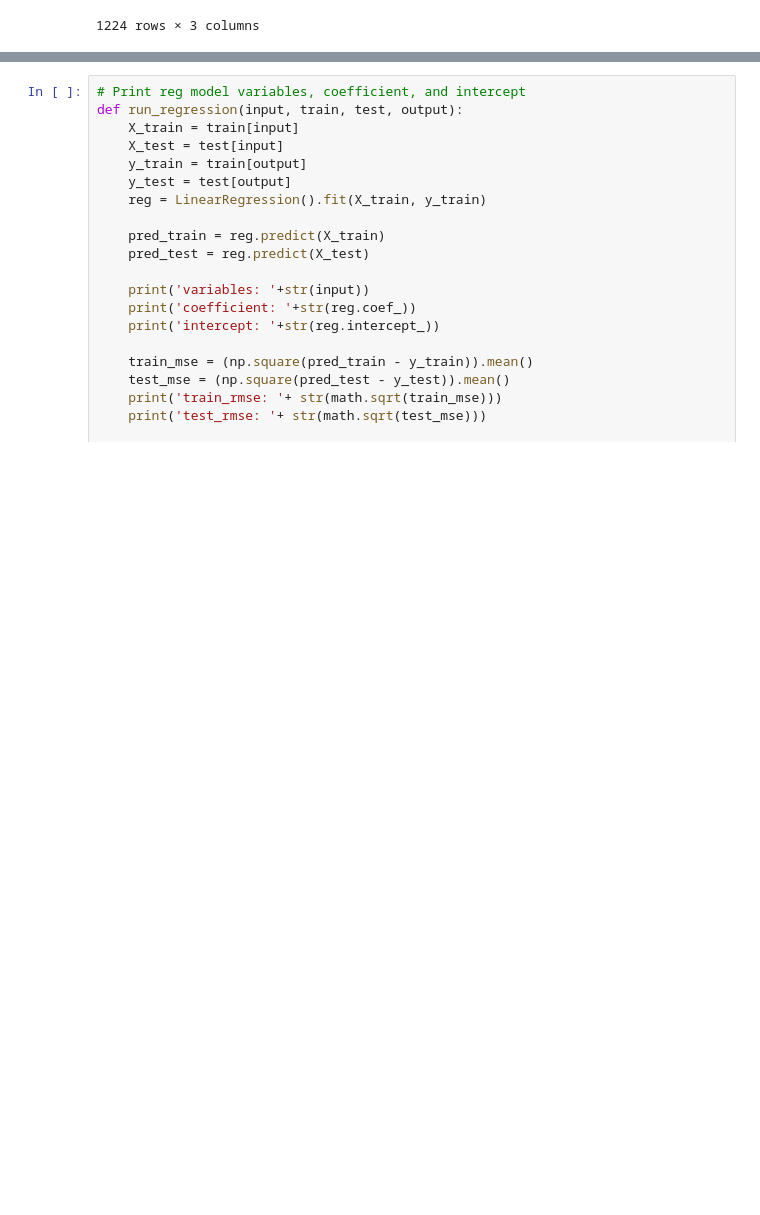
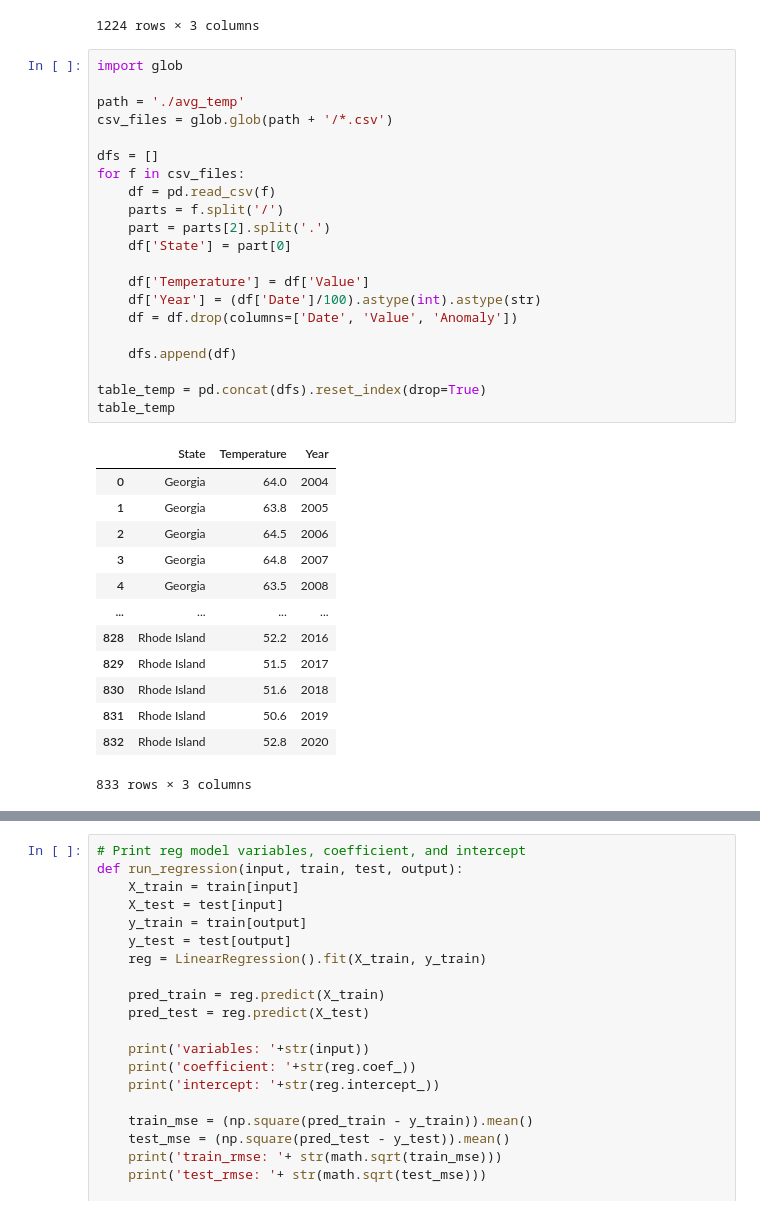
Before and after one commit to ChenTsizhen/2950_Project, a Jupyter notebook: master.ipynb, the cells around one changed output, grey strips where cells are left out. Cells and saved outputs as stored; diff of their text form; blank space fills up the shorter version.

```diff
--- a/master.ipynb
+++ b/master.ipynb
@@ -144,6 +146,41 @@ table_gdp
 | 1222 | Wisconsin | 2021 | 306467.4 |
 | 1223 | Wyoming | 2021 | 36400.0 |
 1224 rows × 3 columns
+# %%
+import glob
+
+path = './avg_temp'
+csv_files = glob.glob(path + '/*.csv')
+
+dfs = []
+for f in csv_files:
+    df = pd.read_csv(f)
+    parts = f.split('/')
+    part = parts[2].split('.')
+    df['State'] = part[0]
+
+    df['Temperature'] = df['Value']
+    df['Year'] = (df['Date']/100).astype(int).astype(str)
+    df = df.drop(columns=['Date', 'Value', 'Anomaly'])
+
+    dfs.append(df)
+
+table_temp = pd.concat(dfs).reset_index(drop=True)
+table_temp
+# %% [output]
+|  | State | Temperature | Year |
+| 0 | Georgia | 64.0 | 2004 |
+| 1 | Georgia | 63.8 | 2005 |
+| 2 | Georgia | 64.5 | 2006 |
+| 3 | Georgia | 64.8 | 2007 |
+| 4 | Georgia | 63.5 | 2008 |
+| ... | ... | ... | ... |
+| 828 | Rhode Island | 52.2 | 2016 |
+| 829 | Rhode Island | 51.5 | 2017 |
+| 830 | Rhode Island | 51.6 | 2018 |
+| 831 | Rhode Island | 50.6 | 2019 |
+| 832 | Rhode Island | 52.8 | 2020 |
+833 rows × 3 columns
 # %%
 # Combine all input features and the output
 table = table_pop.merge(table_gdp, on=['State', 'Year'])
```
Also changed, not shown: parts of 4 cells of this notebook, 10 other files.
